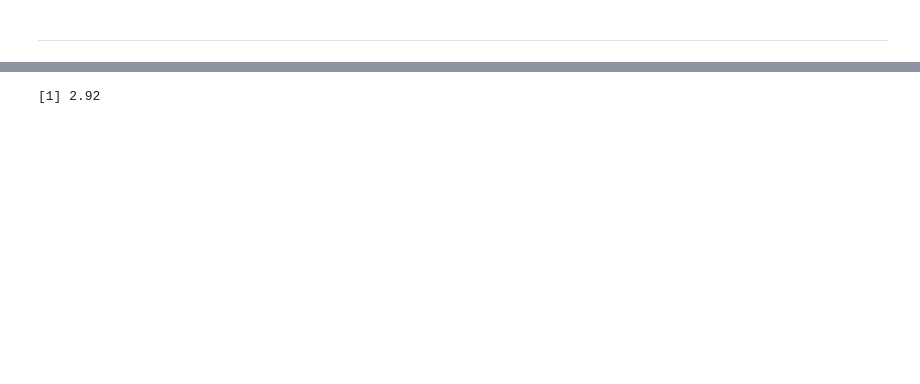
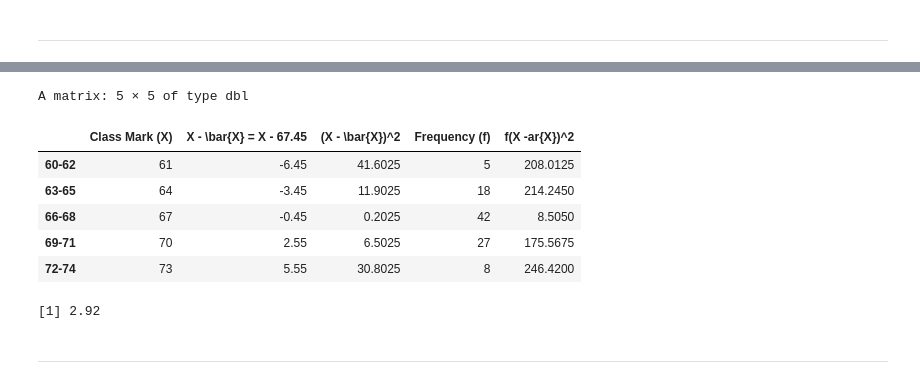
Before and after one commit to jbennett7/Statistics, a Jupyter notebook: Chapter 4 Solved Problems.ipynb, the cells around one changed output, grey strips where cells are left out. Cells and saved outputs as stored; diff of their text form; code cells hidden in the pictures; blank space fills up the shorter version.

```diff
--- a/Chapter 4 Solved Problems.ipynb
+++ b/Chapter 4 Solved Problems.ipynb
@@ -243 +520,20 @@ GraphPad Prism and InStat always compute the SD with the n-1 denominator.
+# %%
+p11.f <- as.vector(Table_2.1)
+p11.X <- c(61, 64, 67, 70,73)
+p11.X.bar <- round(sum(p11.f*p11.X)/sum(p11.f),2)
+p11.X.minus.X.bar <- round((p11.X - p11.X.bar),2)
+p11.X.minus.X.bar.squared <- p11.X.minus.X.bar^2
+p11.f.X.minus.X.bar.squared <- p11.f*p11.X.minus.X.bar.squared
+p11.table <- matrix(c(p11.X, p11.X.minus.X.bar, p11.X.minus.X.bar.squared, p11.f, p11.f.X.minus.X.bar.squared), nrow=length(p11.f))
+rownames(p11.table) <- rownames(Table_2.1)
+colnames(p11.table) <- c("Class Mark (X)", "X - \\bar{X} = X - 67.45", "(X - \\bar{X})^2", "Frequency (f)", "f(X - \bar{X})^2")
+p11.table
+# %% [output]
+A matrix: 5 × 5 of type dbl
+|  | Class Mark (X) | X - \bar{X} = X - 67.45 | (X - \bar{X})^2 | Frequency (f) | f(X -ar{X})^2 |
+| 60-62 | 61 | -6.45 | 41.6025 | 5 | 208.0125 |
+| 63-65 | 64 | -3.45 | 11.9025 | 18 | 214.2450 |
+| 66-68 | 67 | -0.45 | 0.2025 | 42 | 8.5050 |
+| 69-71 | 70 | 2.55 | 6.5025 | 27 | 175.5675 |
+| 72-74 | 73 | 5.55 | 30.8025 | 8 | 246.4200 |
 # %%
@@ -249,2 +541,4 @@ p11.X.bar <- sum(p11.f*p11.X)/sum(p11.f)
 # %% [output]
 [1] 2.92
+# %% [markdown]
+---
```
Also changed, not shown: parts of 69 cells of this notebook, 2 other files.
